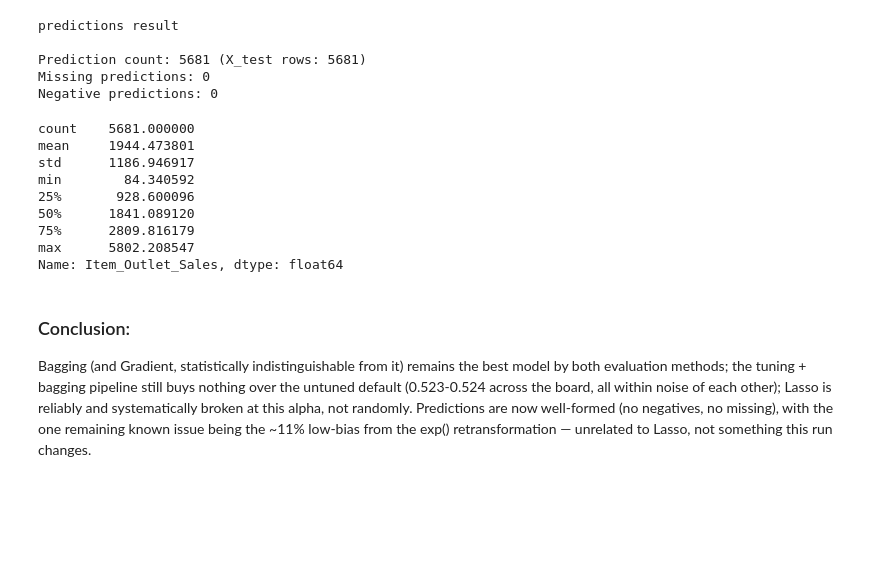
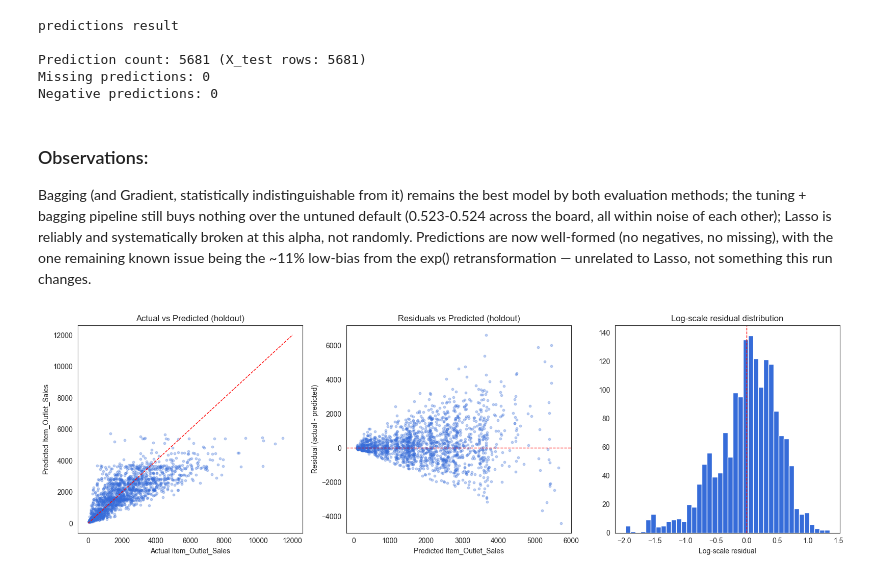
Before and after one commit to rajukan/ml-capstones, a Jupyter notebook: bigmart/Big-mart-sales-prediction.ipynb, the cells around one changed output. Saved outputs shown, nothing was run; the diff lists cells and outputs as text; code cells hidden in the pictures; blank space fills up the shorter version.

```diff
--- a/bigmart/Big-mart-sales-prediction.ipynb
+++ b/bigmart/Big-mart-sales-prediction.ipynb
@@ -951,8 +1288,8 @@ def tune_gradient_boosting(X_train, y_train, folds=N_FOLDS):
 def build_final_model(tuned_gbr):
     return BaggingRegressor(tuned_gbr, random_state=RANDOM_STATE, n_estimators=5)
 # %%
-X_train = pd.read_csv('data/X_train_features.csv')
-y_train = pd.read_csv('data/y_train.csv').squeeze('columns')
+X_train = pd.read_csv('data/X_train_features.csv',index_col=0)
+y_train = pd.read_csv('data/y_train.csv',index_col=0).squeeze('columns')
 y_train = np.log(y_train)
 X_test = pd.read_csv('data/X_test_features.csv')
 # %%
@@ -1132,20 +1481,27 @@ predictions result
 Prediction count: 5681 (X_test rows: 5681)
 Missing predictions: 0
 Negative predictions: 0
-# %%
-print(predictions_df[target].describe())
-# %% [output]
-count    5681.000000
-mean     1944.473801
-std      1186.946917
-min        84.340592
-25%       928.600096
-50%      1841.089120
-75%      2809.816179
-max      5802.208547
-Name: Item_Outlet_Sales, dtype: float64
 # %% [markdown]
-### Conclusion:
+### Observations:
 
 Bagging (and Gradient, statistically indistinguishable from it) remains the best model by both evaluation methods; the tuning + bagging pipeline still buys nothing over the untuned default (0.523-0.524 across the board, all within noise of each other);
 Lasso is reliably and systematically broken at this alpha, not randomly. Predictions are now well-formed (no negatives, no missing), with the one remaining known issue being the ~11% low-bias from the exp() retransformation — unrelated to Lasso, not something this run changes.
+# %%
+  # --- Residual / actual-vs-predicted diagnostics on the untouched holdout ---
+holdout_model = clone(final_model).fit(X_cv_train, y_cv_train)
+log_pred_holdout = holdout_model.predict(X_holdout)
+residuals_log = y_holdout - log_pred_holdout
+# %%
+actual_real = np.exp(y_holdout)
+pred_real = np.exp(log_pred_holdout)
+diagnostics = pd.DataFrame({
+    'actual': actual_real,
+    'predicted': pred_real,
+    'residual': actual_real - pred_real,
+    'residual_log': residuals_log,
+}, index=y_holdout.index)
+diagnostics.to_csv('data/holdout_diagnostics.csv')
+# %%
+plot_residual_diagnostics(diagnostics)
+# %% [output]
+[figure, added]
```
Also changed, not shown: parts of 41 cells of this notebook, 4 other files.
